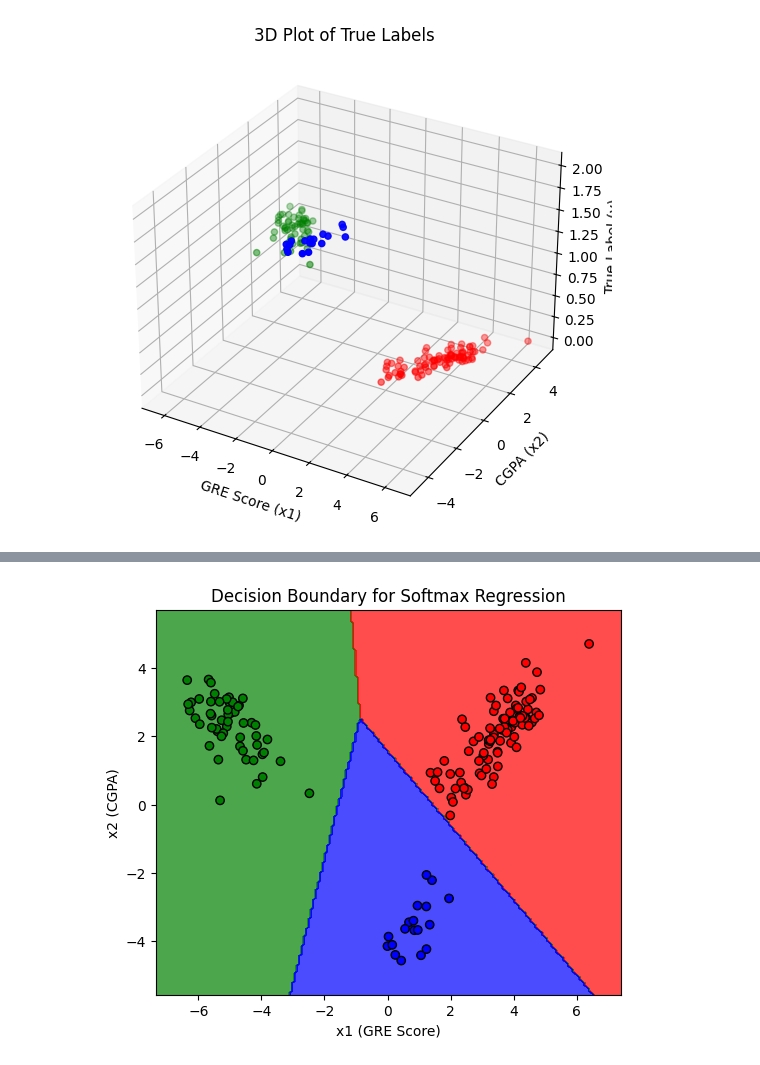
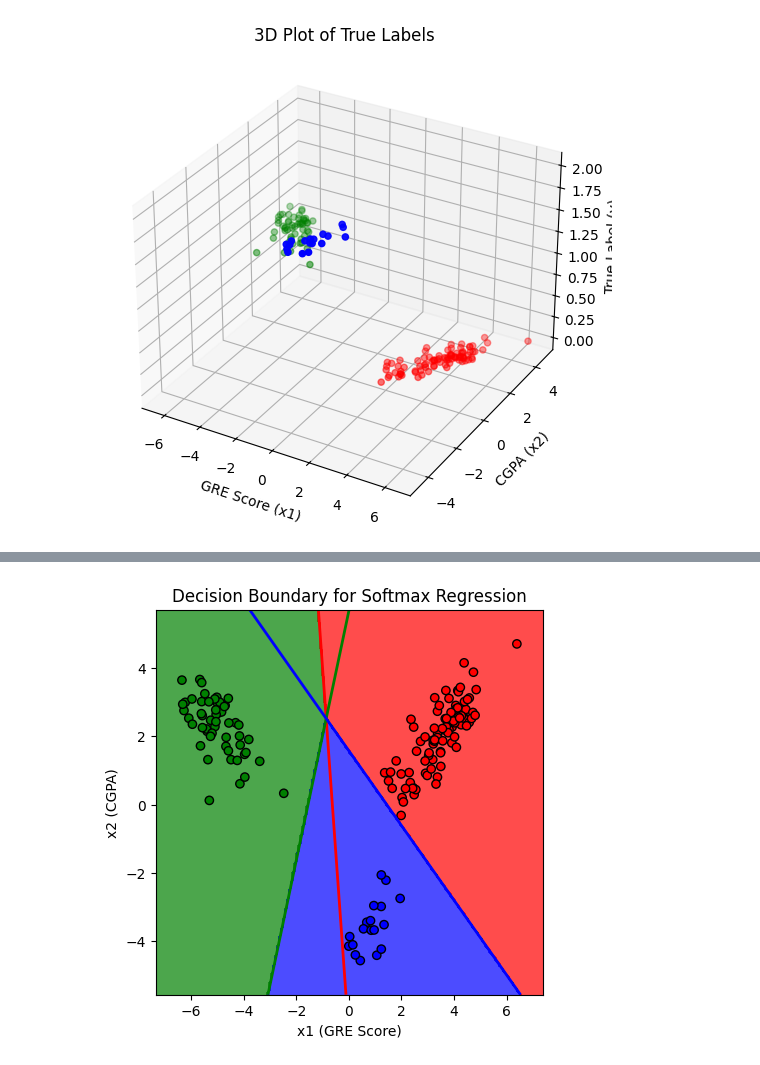
Before and after one commit to HongQuan1812/AIO2025, a Jupyter notebook: Module 5/softmax regression.ipynb, the cells around one changed output, grey strips where cells are left out. Drawn from its saved outputs; the diff is of its cells as text; code cells hidden in the pictures.

Commit message:
plot probability distribution

```diff
--- a/Module 5/softmax regression.ipynb
+++ b/Module 5/softmax regression.ipynb
@@ -355,37 +435,60 @@ plt.show()
 # %%
 from matplotlib.colors import ListedColormap
 
+# Define a grid for plotting
 x1_min, x1_max = X_train[:, 1].min() - 1, X_train[:, 1].max() + 1
 x2_min, x2_max = X_train[:, 2].min() - 1, X_train[:, 2].max() + 1
-xx, yy = np.meshgrid(np.linspace(x1_min, x1_max, 200),
+X1, X2 = np.meshgrid(np.linspace(x1_min, x1_max, 200),
                      np.linspace(x2_min, x2_max, 200))
+
+#-----------------------Decision Boundary--------------------------
 
 # 2. Flatten the grid and create an input matrix for evaluation.
 # Remember to add the bias term if needed.
-grid = np.c_[np.ones(xx.ravel().shape), xx.ravel(), yy.ravel()]
+grid = np.c_[np.ones(X1.ravel().shape), X1.ravel(), X2.ravel()]
 
 # 3. Compute the z-values and softmax probabilities for each grid point.
 z_values_grid = calculate_z(grid, best_w)
-y_prob_grid = calculate_softmax(z_values_grid)
+
+# Compute decision boundaries
+boundary_ij = z_values_grid[:,0] - z_values_grid[:,1]  # (w_i - w_j) * x = 0
+boundary_jk = z_values_grid[:,1] - z_values_grid[:,2]  # (w_j - w_k) * x = 0
+boundary_ik = z_values_grid[:,0] - z_values_grid[:,2]  # (w_i - w_k) * x = 0
+
+# Reshape to match the grid shape (200, 200)
+boundary_ij = boundary_ij.reshape(X1.shape)
+boundary_jk = boundary_jk.reshape(X1.shape)
+boundary_ik = boundary_ik.reshape(X1.shape)
+
+# Plot decision boundaries
+plt.figure(figsize=(5,5))
+plt.contour(X1, X2, boundary_ij, levels=[0], colors='red', linewidths=2, label='i vs j')
+plt.contour(X1, X2, boundary_jk, levels=[0], colors='green', linewidths=2, label='j vs k')
+plt.contour(X1, X2, boundary_ik, levels=[0], colors='blue', linewidths=2, label='i vs k')
+
+
+#-----------------------Decision Region--------------------------
 
 # 4. Get the predicted class for each grid point.
-y_pred_grid = np.argmax(y_prob_grid, axis=1)
+y_pred_grid = np.argmax(z_values_grid, axis=1)
 
 # 5. Reshape predictions to match the meshgrid shape.
-y_pred_grid = y_pred_grid.reshape(xx.shape)
+y_pred_grid = y_pred_grid.reshape(X1.shape)
 
 # 6. Plot the decision boundary using plt.contourf.
 
 # Use this custom colormap in your contourf call:
-plt.figure(figsize=(6,5))
 custom_cmap = ListedColormap(['red', 'green', 'blue'])
-plt.contourf(xx, yy, y_pred_grid, cmap=custom_cmap, alpha=0.7)
+plt.contourf(X1, X2, y_pred_grid, cmap=custom_cmap, alpha=0.7)
 
-# Optionally, overlay the training points.
+
+#-----------------------Dataset--------------------------
+
 plt.scatter(X_train[:, 1], X_train[:, 2], c=colors, edgecolors='k', cmap=plt.cm.RdYlBu)
 plt.xlabel("x1 (GRE Score)")
 plt.ylabel("x2 (CGPA)")
+# plt.grid()
 plt.title("Decision Boundary for Softmax Regression")
 plt.show()
 # %% [output]
-[figure, old version]
+[figure, new version]
```
Also changed, not shown: parts of 3 cells of this notebook, 1 other file.
